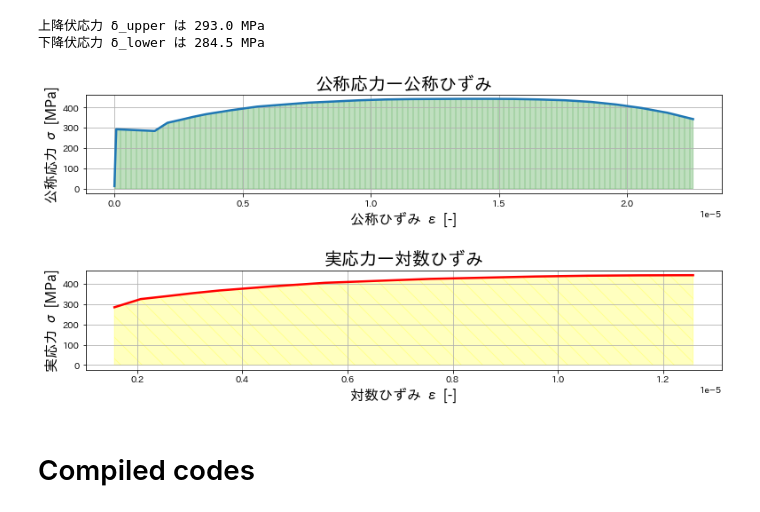
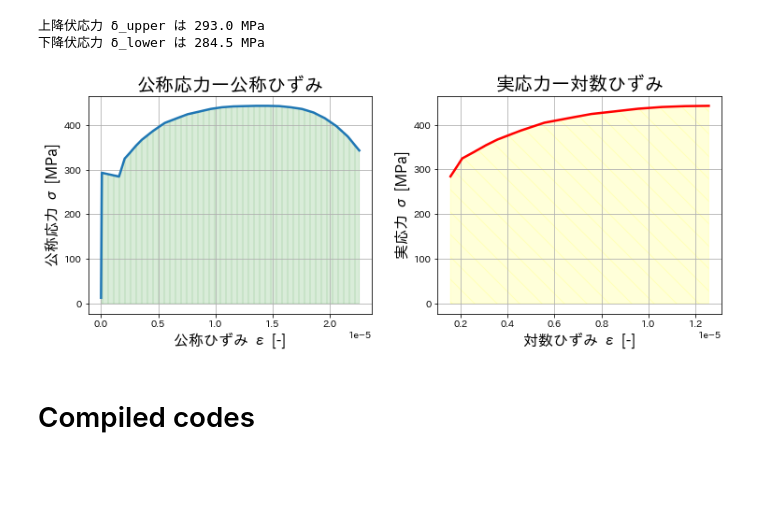
Before and after one commit to aimanamri/mechanicalEngineering, a Jupyter notebook: tensile-test.ipynb, the cells around one changed output. Cells and saved outputs as stored; diff of their text form; code cells hidden in the pictures; blank space fills up the shorter version.

```diff
--- a/tensile-test.ipynb
+++ b/tensile-test.ipynb
@@ -166,7 +166,7 @@ hippari2["shrink_mm"].replace(0, pd.NA,inplace=True)
 hippari2.drop(columns=['nominal_stress_MPa','nominal_strain'],inplace=True)
 
 # csvファイルに出力
-hippari.to_csv("hippari.csv",index=False,float_format='%g')
+hippari.drop(columns=["log_strain","true_stress_MPa"],inplace=False).to_csv("hippari.csv",index=False,float_format='%g')
 hippari2.to_csv("hippari2.csv",index=False,float_format='%g')
 # %%
 print(hippari)
@@ -219,32 +219,32 @@ print(f'下降伏応力 δ_lower は 284.5 MPa')
 # %%
 x1=hippari["nominal_strain"]
 y1=hippari["nominal_stress_MPa"]
 x2=hippari2["log_strain"]
 y2=hippari2["true_stress_MPa"]
 plt.figure(figsize=(12,6))
 
 # plot for engineering stress- engineering strain diagram
-plt.subplot(2,1,1)
+plt.subplot(1,2,1)
 plt.plot(x1,y1,linewidth=2.5)
-plt.fill_between(x1,y1,color='green',hatch='||',alpha=0.25)
+plt.fill_between(x1,y1,color='green',hatch='||',alpha=0.15)
 plt.title("公称応力ー公称ひずみ",fontsize=20)
 plt.xlabel('公称ひずみ ε [-]', fontsize=16)
 plt.ylabel('公称応力 σ [MPa]', fontsize=16)
 plt.grid()
 
 # plot for true stress- logarithmic strain diagram
-plt.tight_layout(pad = 5.0)
-plt.subplot(2,1,2)
-plt.plot(x2,y2,'r',linewidth=2.5)
-plt.fill_between(x2,y2,color='yellow',hatch='\\',alpha=0.25)
+plt.tight_layout(pad = 7.0)
+plt.subplot(1,2,2)
+plt.plot(x2,y2,'red',linewidth=2.5)
+plt.fill_between(x2,y2,color='yellow',hatch='\\',alpha=0.15)
 plt.title('実応力ー対数ひずみ',fontsize=20)
 plt.xlabel('対数ひずみ ε [-]', fontsize=16)
 plt.ylabel('実応力 σ [MPa]', fontsize=16)
 plt.grid()
 plt.savefig("stressstrain_diagram.jpg", dpi=150)
 plt.show()
 # %% [output]
-[figure, old version]
+[figure, new version]
 # %% [markdown]
 # Compiled codes
 # %%
```
Also changed, not shown: 5 other files.
